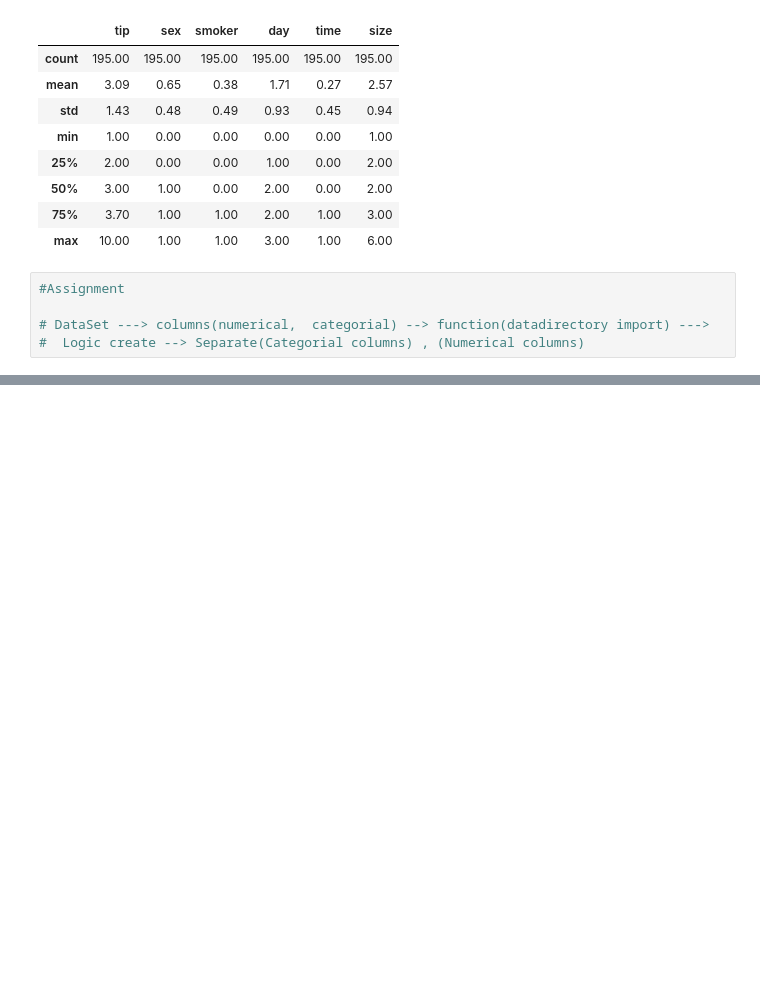
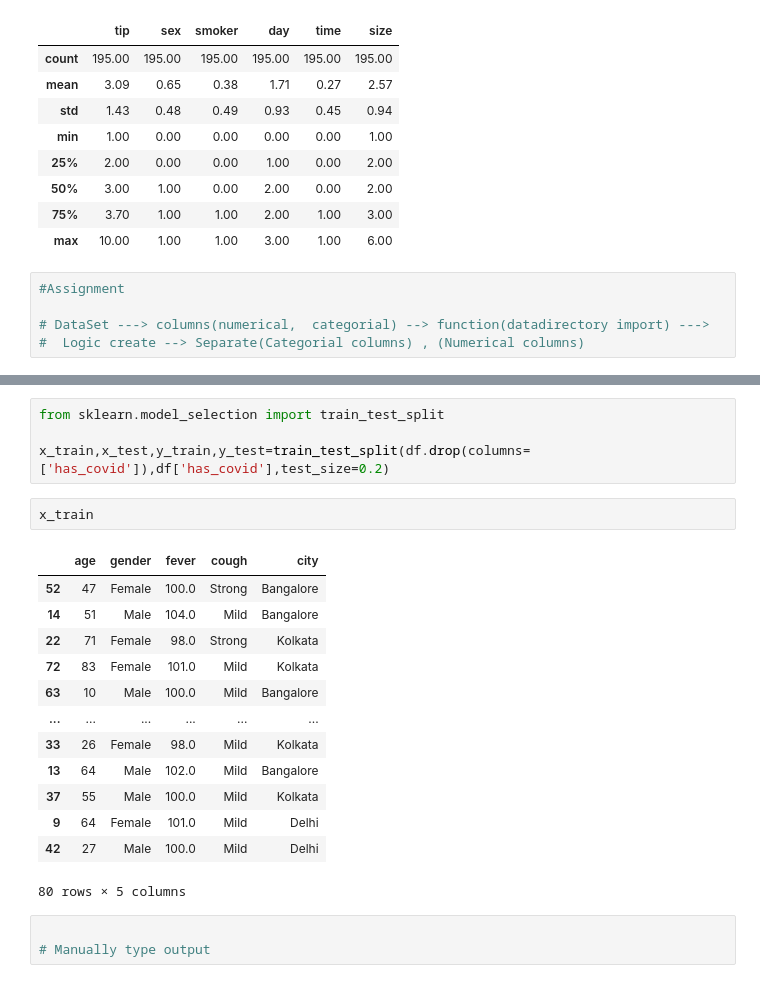
Before and after one commit to Gursewak-S/Advance-Python, a Jupyter notebook: Encoding.ipynb, the cells around one changed output, grey strips where cells are left out. Drawn from its saved outputs; the diff is of its cells as text; blank space fills up the shorter version.

```diff
--- a/Encoding.ipynb
+++ b/Encoding.ipynb
@@ -207,0 +431,23 @@ np.round(x_train.describe(), 2)
+# %%
+from sklearn.model_selection import train_test_split
+
+x_train,x_test,y_train,y_test=train_test_split(df.drop(columns=['has_covid']),df['has_covid'],test_size=0.2)
+# %%
+x_train
+# %% [output]
+|  | age | gender | fever | cough | city |
+| 52 | 47 | Female | 100.0 | Strong | Bangalore |
+| 14 | 51 | Male | 104.0 | Mild | Bangalore |
+| 22 | 71 | Female | 98.0 | Strong | Kolkata |
+| 72 | 83 | Female | 101.0 | Mild | Kolkata |
+| 63 | 10 | Male | 100.0 | Mild | Bangalore |
+| ... | ... | ... | ... | ... | ... |
+| 33 | 26 | Female | 98.0 | Mild | Kolkata |
+| 13 | 64 | Male | 102.0 | Mild | Bangalore |
+| 37 | 55 | Male | 100.0 | Mild | Kolkata |
+| 9 | 64 | Female | 101.0 | Mild | Delhi |
+| 42 | 27 | Male | 100.0 | Mild | Delhi |
+80 rows × 5 columns
+# %%
+
+# Manually type output
```
Also changed, not shown: parts of 47 cells of this notebook.
